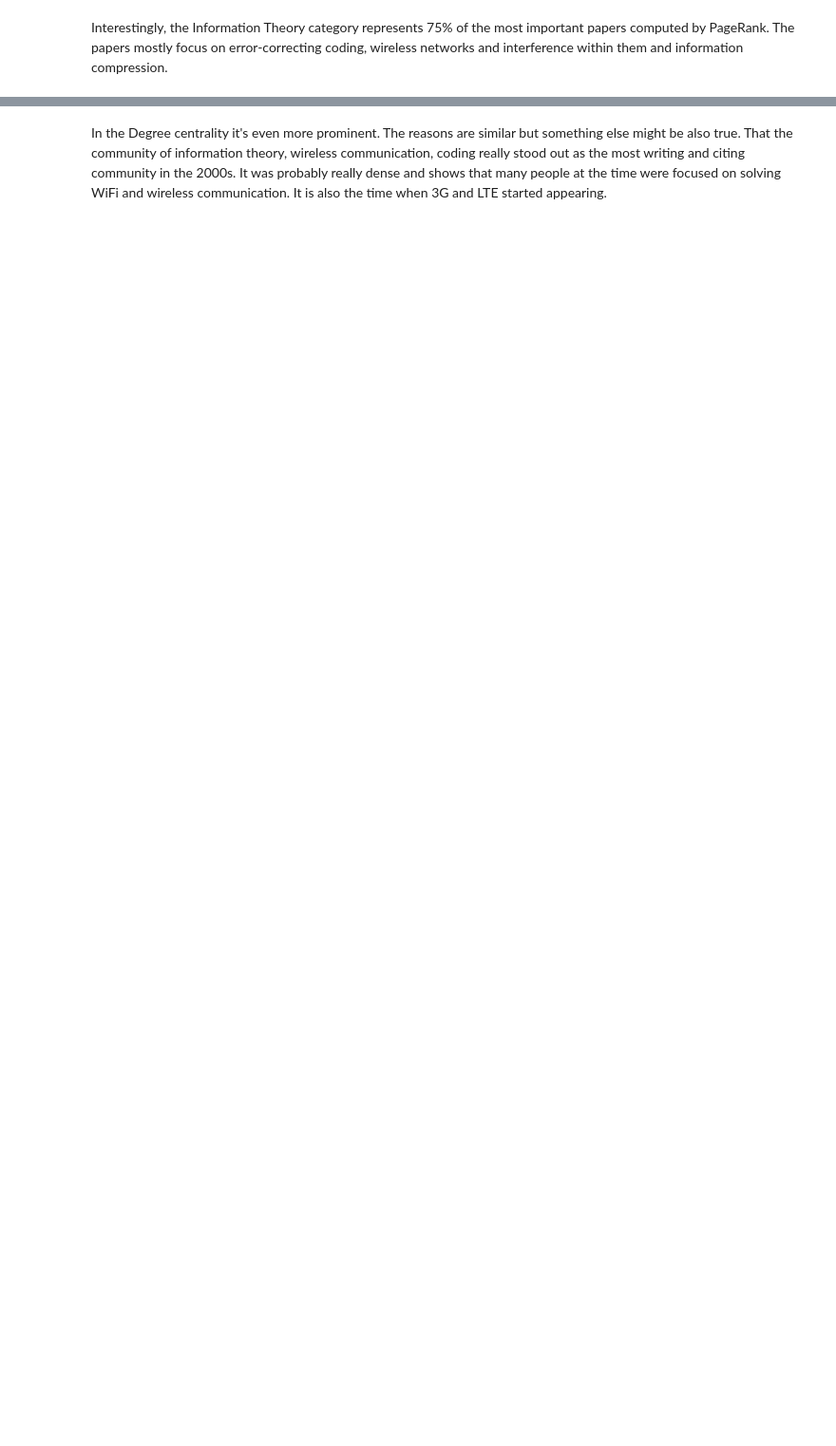
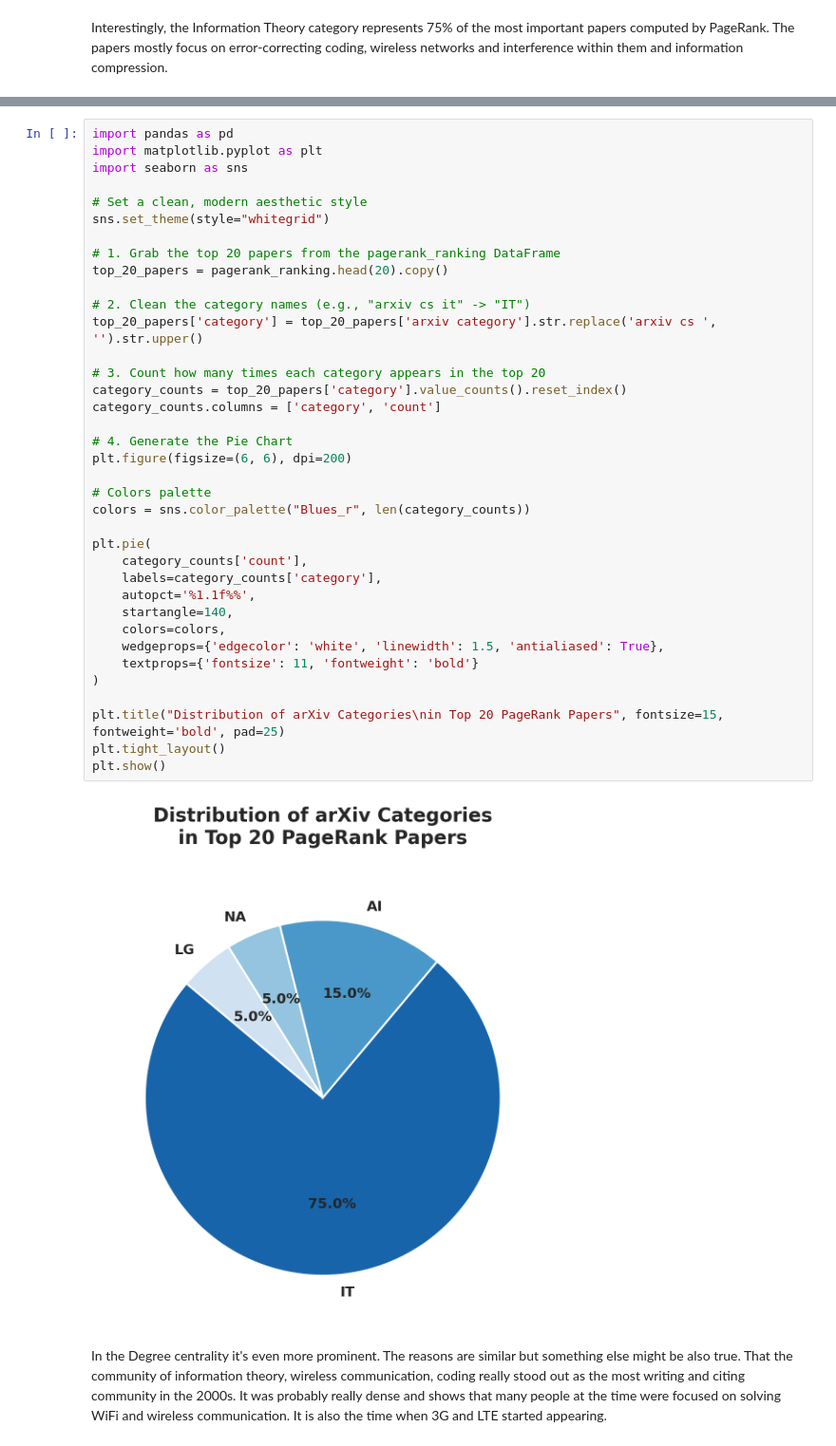
Before and after one commit to husz78/Citations-Network, a Jupyter notebook: graph_analysis.ipynb, the cells around one changed output, grey strips where cells are left out. Shown at 95% size. Saved outputs shown, nothing was run; the diff lists cells and outputs as text; blank space fills up the shorter version.

```diff
--- a/graph_analysis.ipynb
+++ b/graph_analysis.ipynb
@@ -346,2 +368,41 @@ degree_ranking
+# %%
+import pandas as pd
+import matplotlib.pyplot as plt
+import seaborn as sns
+
+# Set a clean, modern aesthetic style
+sns.set_theme(style="whitegrid")
+
+# 1. Grab the top 20 papers from the pagerank_ranking DataFrame
+top_20_papers = pagerank_ranking.head(20).copy()
+
+# 2. Clean the category names (e.g., "arxiv cs it" -> "IT")
+top_20_papers['category'] = top_20_papers['arxiv category'].str.replace('arxiv cs ', '').str.upper()
+
+# 3. Count how many times each category appears in the top 20
+category_counts = top_20_papers['category'].value_counts().reset_index()
+category_counts.columns = ['category', 'count']
+
+# 4. Generate the Pie Chart
+plt.figure(figsize=(6, 6), dpi=200)
+
+# Colors palette
+colors = sns.color_palette("Blues_r", len(category_counts))
+
+plt.pie(
+    category_counts['count'],
+    labels=category_counts['category'],
+    autopct='%1.1f%%',
+    startangle=140,
+    colors=colors,
+    wedgeprops={'edgecolor': 'white', 'linewidth': 1.5, 'antialiased': True},
+    textprops={'fontsize': 11, 'fontweight': 'bold'}
+)
+
+plt.title("Distribution of arXiv Categories\nin Top 20 PageRank Papers", fontsize=15, fontweight='bold', pad=25)
+plt.tight_layout()
+plt.show()
+# %% [output]
+[figure, added]
 # %% [markdown]
 In the Degree centrality it's even more prominent. The reasons are similar but something else might be also true. That the community of information theory, wireless communication, coding really stood out as the most writing and citing community in the 2000s. It was probably really dense and shows that many people at the time were focused on solving WiFi and wireless communication. It is also the time when 3G and LTE started appearing.
```
Also changed, not shown: parts of 29 cells of this notebook, 23 other files.
